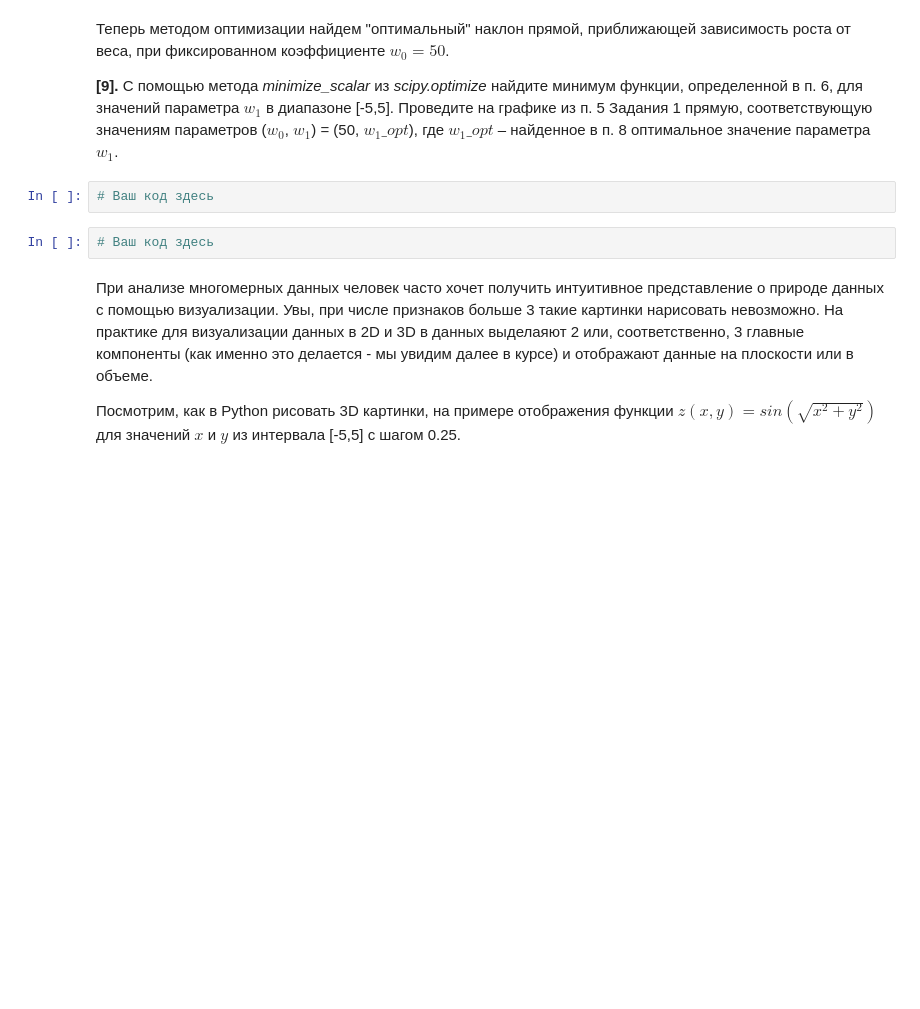
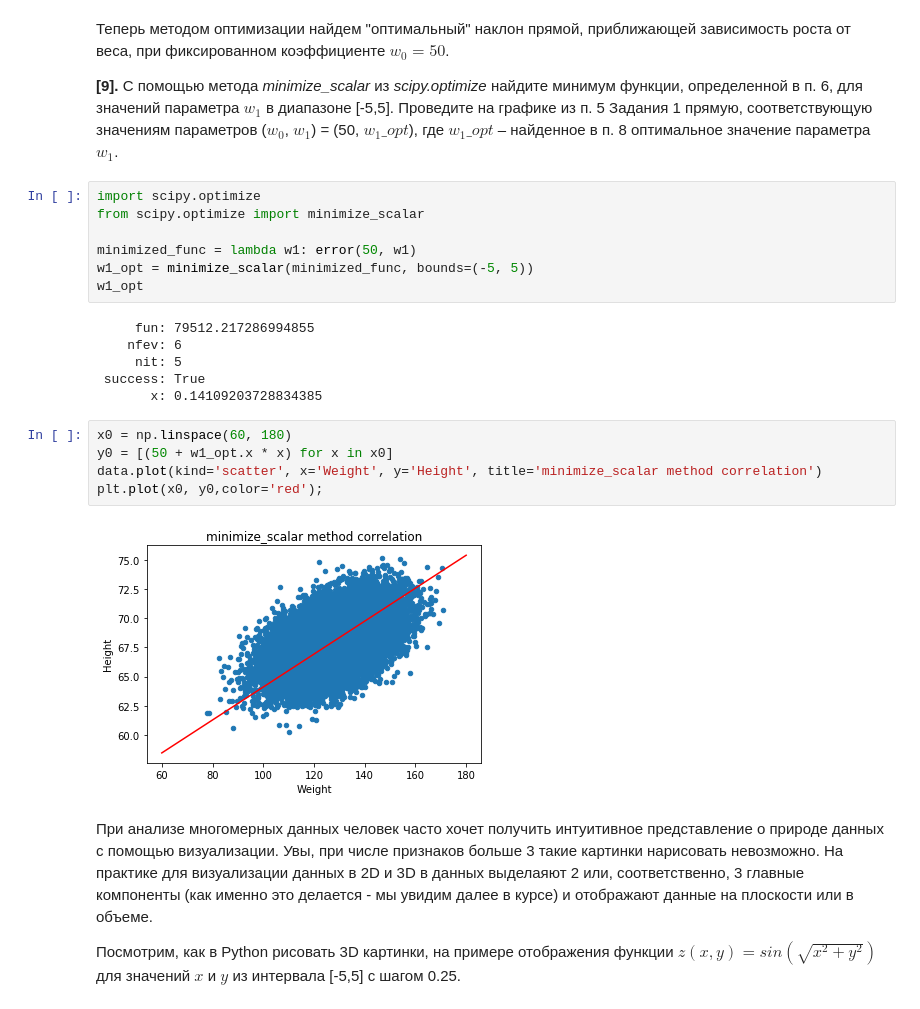
Before and after one commit to AniSkyWorker/NTP, a Jupyter notebook: linear_regression_task/peer_review_linreg_height_weight.ipynb, the cells around one changed output. Drawn from its saved outputs; the diff is of its cells as text; blank space fills up the shorter version.

```diff
--- a/linear_regression_task/peer_review_linreg_height_weight.ipynb
+++ b/linear_regression_task/peer_review_linreg_height_weight.ipynb
@@ -144,10 +157,26 @@ plt.set_xlabel('error')
 Теперь методом оптимизации найдем "оптимальный" наклон прямой, приближающей зависимость роста от веса, при фиксированном коэффициенте $w_0 = 50$.
 
 **[9].** С помощью метода *minimize_scalar* из *scipy.optimize* найдите минимум функции, определенной в п. 6, для значений параметра  $w_1$ в диапазоне [-5,5]. Проведите на графике из п. 5 Задания 1 прямую, соответствующую значениям параметров ($w_0$, $w_1$) = (50, $w_1\_opt$), где $w_1\_opt$ – найденное в п. 8 оптимальное значение параметра $w_1$.
-# %%
-# Ваш код здесь
-# %%
-# Ваш код здесь
+# %%
+import scipy.optimize
+from scipy.optimize import minimize_scalar
+
+minimized_func = lambda w1: error(50, w1)
+w1_opt = minimize_scalar(minimized_func, bounds=(-5, 5))
+w1_opt
+# %% [output]
+     fun: 79512.217286994855
+    nfev: 6
+     nit: 5
+ success: True
+       x: 0.14109203728834385
+# %%
+x0 = np.linspace(60, 180)
+y0 = [(50 + w1_opt.x * x) for x in x0]
+data.plot(kind='scatter', x='Weight', y='Height', title='minimize_scalar method correlation')
+plt.plot(x0, y0,color='red');
+# %% [output]
+[figure, added]
 # %% [markdown]
 При анализе многомерных данных человек часто хочет получить интуитивное представление о природе данных с помощью визуализации. Увы, при числе признаков больше 3 такие картинки нарисовать невозможно. На практике для визуализации данных в 2D и 3D в данных выделаяют 2 или, соответственно, 3 главные компоненты (как именно это делается - мы увидим далее в курсе) и отображают данные на плоскости или в объеме.
 
```
Also changed, not shown: parts of 16 cells of this notebook.
